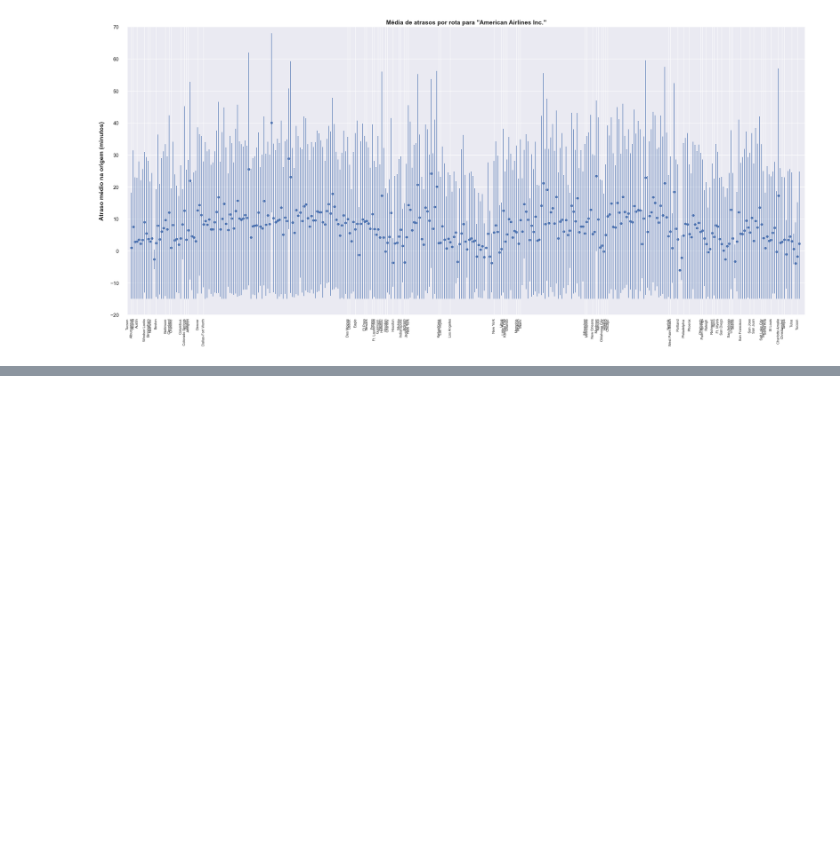
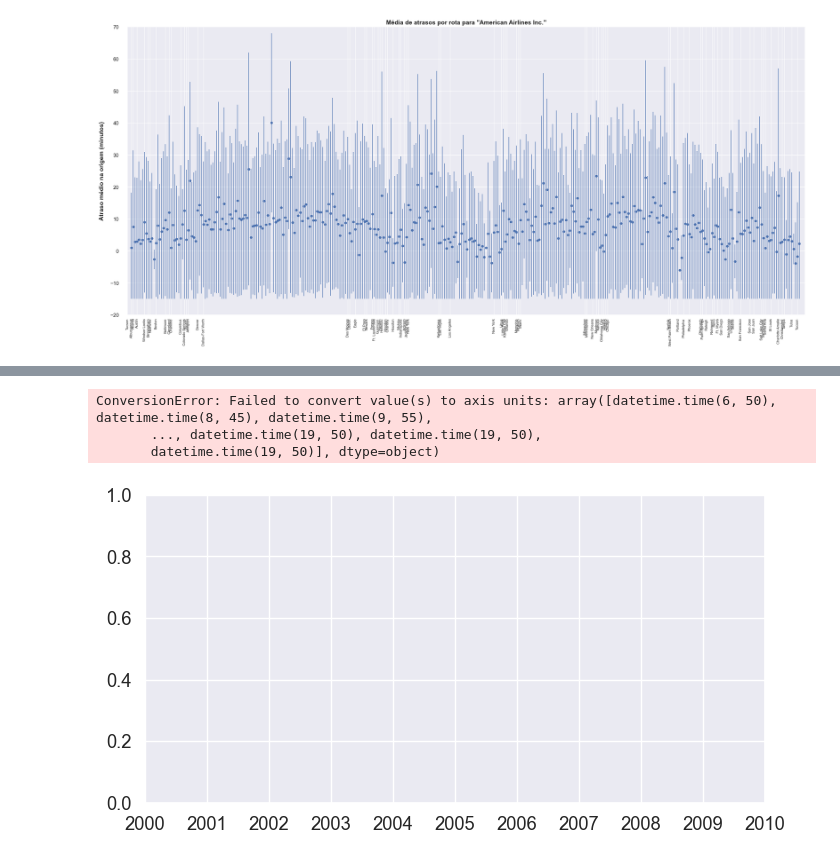
Before and after one commit to bekwendhausen/voos-kaggle-2015, a Jupyter notebook: flights-delay.ipynb, the cells around one changed output, grey strips where cells are left out. Cells and saved outputs as stored; diff of their text form; code cells hidden in the pictures; blank space fills up the shorter version.

```diff
--- a/flights-delay.ipynb
+++ b/flights-delay.ipynb
@@ -713,0 +818,17 @@ plt.show()
+# %%
+#_______________________________
+def func2(x, a, b, c):
+  return a * x**2 +  b*x + c
+
+#_______________________________
+df2['hora_decolagem'] = df2['SCHEDULED_DEPARTURE'].apply(lambda x:x.time())
+
+test2 = df2['DEPARTURE_DELAY'].groupby(df2['hora_decolagem']).apply(get_stats).unstack()
+
+fct = lambda x:x.hour*3600+x.minute*60+x.second
+
+x_val = np.array([fct(s) for s in test2.index])
+y_val = test2['média']
+
+popt, pcov = curve_fit(func2, x_val, y_val, p0 = [1, 2, 3])
+test2['fit'] = pd.Series(func2(x_val, *popt), index = test2.index)
@@ -713,0 +844,22 @@ plt.show()
+# %%
+fig1 = Estilo_da_figura(8, 4, 1, 1)
+
+fig1.pos_update(0, 0)
+
+fig1.cust_plot_date(df2['hora_decolagem'], df2['DEPARTURE_DELAY'],
+                    markeredge=False, label='pontos de dados iniciais')
+fig1.cust_plot(test2.index, test2['média'], linestyle='--', linewidth=2, label='média')
+fig1.cust_plot(test2.index, test2['fit'], color='r', linestyle='-', linewidth=3, label='fit')
+
+fig1.style()
+fig1.draw_legend('upper left')
+
+fig1.set_ylabel('Atraso em minutos', fontsize = 14)
+fig1.set_xlabel('Horário de decolagem', fontsize = 14)
+
+fig1.set_ylim(-15, 210)
+# %% [output]
+ConversionError: Failed to convert value(s) to axis units: array([datetime.time(6, 50), datetime.time(8, 45), datetime.time(9, 55),
+       ..., datetime.time(19, 50), datetime.time(19, 50),
+       datetime.time(19, 50)], dtype=object)
+[figure, added]
```
Also changed, not shown: parts of 8 cells of this notebook.
